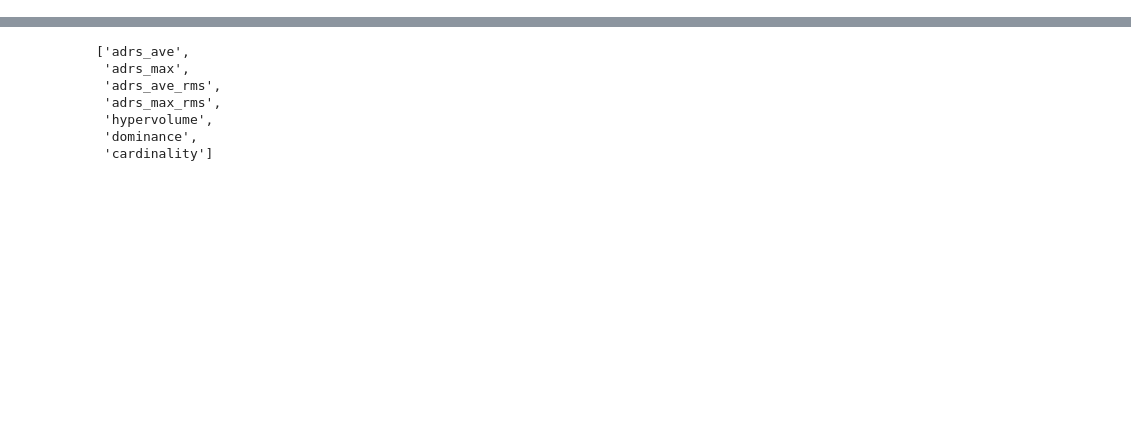
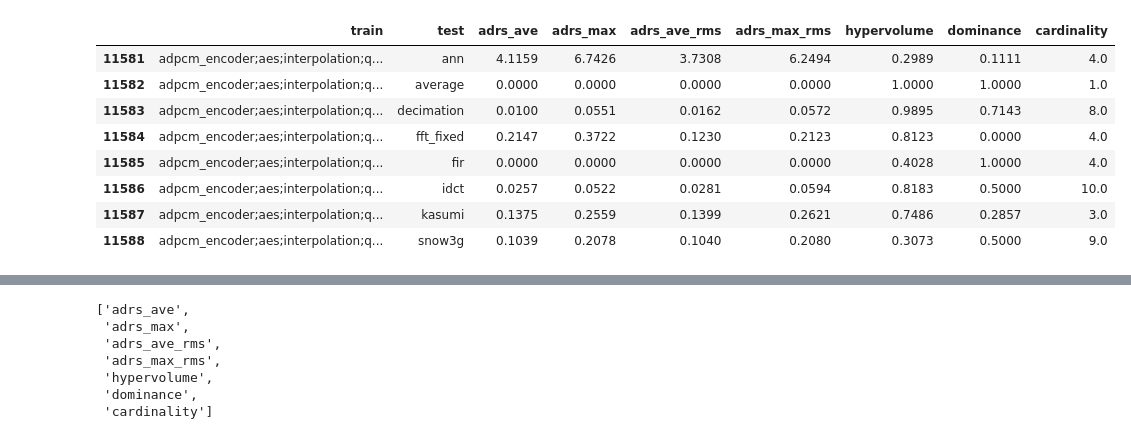
Before and after one commit to freelsn/dse-scripts, a Jupyter notebook: IN-PROGRESS/trade-off-prediction/exhaustive training analysis.ipynb, the cells around one changed output, grey strips where cells are left out. Cells and saved outputs as stored; diff of their text form; code cells hidden in the pictures; blank space fills up the shorter version.

```diff
--- a/IN-PROGRESS/trade-off-prediction/exhaustive training analysis.ipynb
+++ b/IN-PROGRESS/trade-off-prediction/exhaustive training analysis.ipynb
@@ -16,0 +193,12 @@ dm_v5_005 = pd.read_csv('direct_mapping_v5_tolerance_0.05.csv')
+# %%
+es_v4[es_v4['train'] == 'adpcm_encoder;aes;interpolation;qsort;sobel']
+# %% [output]
+|  | train | test | adrs_ave | adrs_max | adrs_ave_rms | adrs_max_rms | hypervolume | dominance | cardinality |
+| 11581 | adpcm_encoder;aes;interpolation;q... | ann | 4.1159 | 6.7426 | 3.7308 | 6.2494 | 0.2989 | 0.1111 | 4.0 |
+| 11582 | adpcm_encoder;aes;interpolation;q... | average | 0.0000 | 0.0000 | 0.0000 | 0.0000 | 1.0000 | 1.0000 | 1.0 |
+| 11583 | adpcm_encoder;aes;interpolation;q... | decimation | 0.0100 | 0.0551 | 0.0162 | 0.0572 | 0.9895 | 0.7143 | 8.0 |
+| 11584 | adpcm_encoder;aes;interpolation;q... | fft_fixed | 0.2147 | 0.3722 | 0.1230 | 0.2123 | 0.8123 | 0.0000 | 4.0 |
+| 11585 | adpcm_encoder;aes;interpolation;q... | fir | 0.0000 | 0.0000 | 0.0000 | 0.0000 | 0.4028 | 1.0000 | 4.0 |
+| 11586 | adpcm_encoder;aes;interpolation;q... | idct | 0.0257 | 0.0522 | 0.0281 | 0.0594 | 0.8183 | 0.5000 | 10.0 |
+| 11587 | adpcm_encoder;aes;interpolation;q... | kasumi | 0.1375 | 0.2559 | 0.1399 | 0.2621 | 0.7486 | 0.2857 | 3.0 |
+| 11588 | adpcm_encoder;aes;interpolation;q... | snow3g | 0.1039 | 0.2078 | 0.1040 | 0.2080 | 0.3073 | 0.5000 | 9.0 |
```
Also changed, not shown: parts of 24 cells of this notebook, 7 other files.
